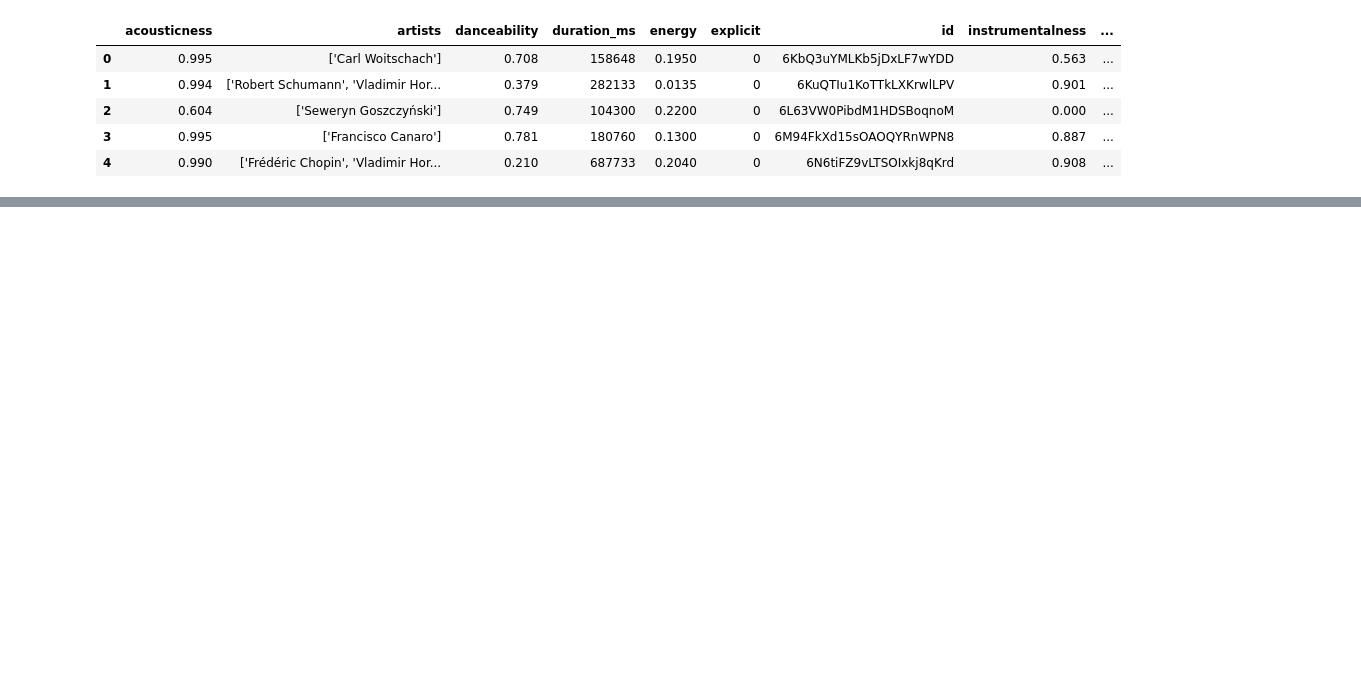
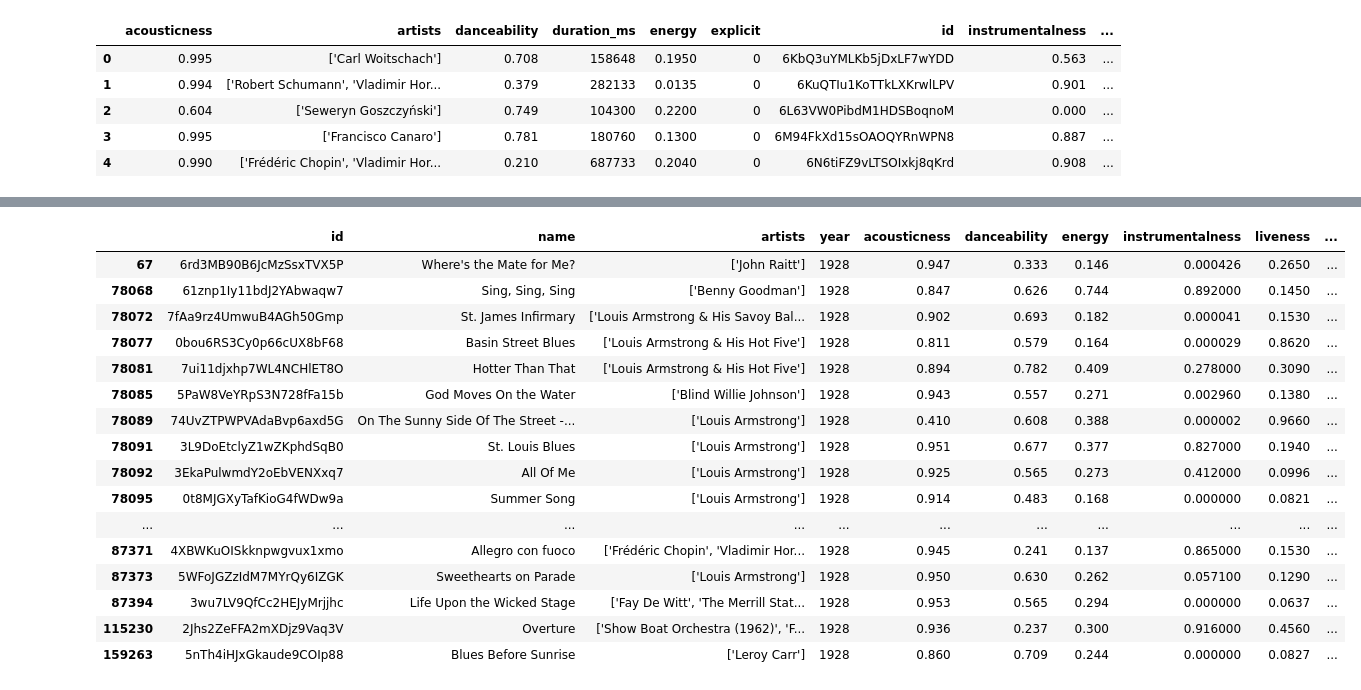
Before and after one commit to JoeKell/SpotifySongAnalysisProject, a Jupyter notebook: metrics_over_time.ipynb, the cells around one changed output, grey strips where cells are left out. Saved outputs shown, nothing was run; the diff lists cells and outputs as text; code cells hidden in the pictures; blank space fills up the shorter version.

```diff
--- a/metrics_over_time.ipynb
+++ b/metrics_over_time.ipynb
@@ -101,3 +126,103 @@ The overall loudness of a track in decibels (dB). Loudness values are averaged a
 ------------------------
 ------------------------
 ... (8 outputs left out)
+# %%
+## songs that are unique, popular, and stand out among other songs in a year
+## conceptually, in this cell I want to look for popular songs in each year that broke the norm in regards the spotify metrics.
+#look for outliers for each metric, we'll also want to compare those to popularity to see if any song's were unique (in regards to the metric) but also popular
+
+
+# #creates a list of each year
+# years_list=red_kaggle_spot_df['year'].unique().tolist()
+# # print(type(years_list))
+# years_list
+
+#### the functions below find outlier songs within a given year for a specific spotify metric. The first finds all the outliers, the 'upper' finds the outliers on the top end, the 'lower' finds the ourliers on the bottom end
+
+
+def outlier_songs(metric,year):
+    # finds all the quartile related stats for each metric in a given year
+    annual_q_stats_df=red_kaggle_spot_df.loc[red_kaggle_spot_df['year']==year,spot_metric_names].describe()
+    #find outliers in the acousticness
+
+    iqr=annual_q_stats_df[metric]['75%']-annual_q_stats_df[metric]['25%']
+    iqr
+    upperbound=annual_q_stats_df[metric]['75%']+(1.5*iqr)
+    lowerbound=annual_q_stats_df[metric]['25%']-(1.5*iqr)
+
+    # i could look at above average popularity or popularity above the 75 percentile
+    avg_poularity=annual_q_stats_df['popularity']['mean']
+    high_popularity=annual_q_stats_df['popularity']['75%']
+
+    outliers_df=red_kaggle_spot_df.loc[(red_kaggle_spot_df['year']==year)&((red_kaggle_spot_df[metric]>upperbound)|(red_kaggle_spot_df[metric]<lowerbound)),:]
+    outliers_df
+    ### maybe i should look at popularity beyond an upper bound, instead of more than average popularity
+    popular_outliers_df=outliers_df.loc[outliers_df['popularity']>avg_poularity]
+    return popular_outliers_df
+
+
+def upper_outlier_songs(metric,year):
+    # finds all the quartile related stats for each metric in a given year
+    annual_q_stats_df=red_kaggle_spot_df.loc[red_kaggle_spot_df['year']==year,spot_metric_names].describe()
+    #find outliers in the acousticness
+
+    iqr=annual_q_stats_df[metric]['75%']-annual_q_stats_df[metric]['25%']
+    iqr
+    upperbound=annual_q_stats_df[metric]['75%']+(1.5*iqr)
+    lowerbound=annual_q_stats_df[metric]['25%']-(1.5*iqr)
+
+    # i could look at above average popularity or popularity above the 75 percentile
+    avg_poularity=annual_q_stats_df['popularity']['mean']
+    high_popularity=annual_q_stats_df['popularity']['75%']
+
+
+    outliers_df=red_kaggle_spot_df.loc[(red_kaggle_spot_df['year']==year)&((red_kaggle_spot_df[metric]>upperbound)),:]
+    outliers_df
+    ### maybe i should look at popularity beyond an upper bound, instead of more than average popularity
+    popular_outliers_df=outliers_df.loc[outliers_df['popularity']>avg_poularity]
+    return popular_outliers_df
+
+
+def lower_outlier_songs(metric,year):
+    # finds all the quartile related stats for each metric in a given year
+    annual_q_stats_df=red_kaggle_spot_df.loc[red_kaggle_spot_df['year']==year,spot_metric_names].describe()
+    #find outliers in the acousticness
+
+    iqr=annual_q_stats_df[metric]['75%']-annual_q_stats_df[metric]['25%']
+    iqr
+    upperbound=annual_q_stats_df[metric]['75%']+(1.5*iqr)
+    lowerbound=annual_q_stats_df[metric]['25%']-(1.5*iqr)
+
+    # i could look at above average popularity or popularity above the 75 percentile
+    avg_poularity=annual_q_stats_df['popularity']['mean']
+    high_popularity=annual_q_stats_df['popularity']['75%']
+
+
+    outliers_df=red_kaggle_spot_df.loc[(red_kaggle_spot_df['year']==year)&((red_kaggle_spot_df[metric]<lowerbound)),:]
+    ### maybe i should look at popularity beyond an upper bound, instead of more than average popularity
+    popular_outliers_df=outliers_df.loc[outliers_df['popularity']>avg_poularity]
+    return popular_outliers
+
+
+outlier_songs('acousticness',1928)
+
+# upper_outlier_songs('energy',2010)
+# lower_outlier_songs('energy',2010)
+# %% [output]
+|  | id | name | artists | year | acousticness | danceability | energy | instrumentalness | liveness | ... |
+| 67 | 6rd3MB90B6JcMzSsxTVX5P | Where's the Mate for Me? | ['John Raitt'] | 1928 | 0.947 | 0.333 | 0.146 | 0.000426 | 0.2650 | ... |
+| 78068 | 61znp1Iy11bdJ2YAbwaqw7 | Sing, Sing, Sing | ['Benny Goodman'] | 1928 | 0.847 | 0.626 | 0.744 | 0.892000 | 0.1450 | ... |
+| 78072 | 7fAa9rz4UmwuB4AGh50Gmp | St. James Infirmary | ['Louis Armstrong & His Savoy Bal... | 1928 | 0.902 | 0.693 | 0.182 | 0.000041 | 0.1530 | ... |
+| 78077 | 0bou6RS3Cy0p66cUX8bF68 | Basin Street Blues | ['Louis Armstrong & His Hot Five'] | 1928 | 0.811 | 0.579 | 0.164 | 0.000029 | 0.8620 | ... |
+| 78081 | 7ui11djxhp7WL4NCHlET8O | Hotter Than That | ['Louis Armstrong & His Hot Five'] | 1928 | 0.894 | 0.782 | 0.409 | 0.278000 | 0.3090 | ... |
+| 78085 | 5PaW8VeYRpS3N728fFa15b | God Moves On the Water | ['Blind Willie Johnson'] | 1928 | 0.943 | 0.557 | 0.271 | 0.002960 | 0.1380 | ... |
+| 78089 | 74UvZTPWPVAdaBvp6axd5G | On The Sunny Side Of The Street -... | ['Louis Armstrong'] | 1928 | 0.410 | 0.608 | 0.388 | 0.000002 | 0.9660 | ... |
+| 78091 | 3L9DoEtclyZ1wZKphdSqB0 | St. Louis Blues | ['Louis Armstrong'] | 1928 | 0.951 | 0.677 | 0.377 | 0.827000 | 0.1940 | ... |
+| 78092 | 3EkaPulwmdY2oEbVENXxq7 | All Of Me | ['Louis Armstrong'] | 1928 | 0.925 | 0.565 | 0.273 | 0.412000 | 0.0996 | ... |
+| 78095 | 0t8MJGXyTafKioG4fWDw9a | Summer Song | ['Louis Armstrong'] | 1928 | 0.914 | 0.483 | 0.168 | 0.000000 | 0.0821 | ... |
+| ... | ... | ... | ... | ... | ... | ... | ... | ... | ... | ... |
+| 87371 | 4XBWKuOISkknpwgvux1xmo | Allegro con fuoco | ['Frédéric Chopin', 'Vladimir Hor... | 1928 | 0.945 | 0.241 | 0.137 | 0.865000 | 0.1530 | ... |
+| 87373 | 5WFoJGZzIdM7MYrQy6IZGK | Sweethearts on Parade | ['Louis Armstrong'] | 1928 | 0.950 | 0.630 | 0.262 | 0.057100 | 0.1290 | ... |
+| 87394 | 3wu7LV9QfCc2HEJyMrjjhc | Life Upon the Wicked Stage | ['Fay De Witt', 'The Merrill Stat... | 1928 | 0.953 | 0.565 | 0.294 | 0.000000 | 0.0637 | ... |
+| 115230 | 2Jhs2ZeFFA2mXDjz9Vaq3V | Overture | ['Show Boat Orchestra (1962)', 'F... | 1928 | 0.936 | 0.237 | 0.300 | 0.916000 | 0.4560 | ... |
+| 159263 | 5nTh4iHJxGkaude9COIp88 | Blues Before Sunrise | ['Leroy Carr'] | 1928 | 0.860 | 0.709 | 0.244 | 0.000000 | 0.0827 | ... |
```
Also changed, not shown: parts of 7 cells of this notebook.
